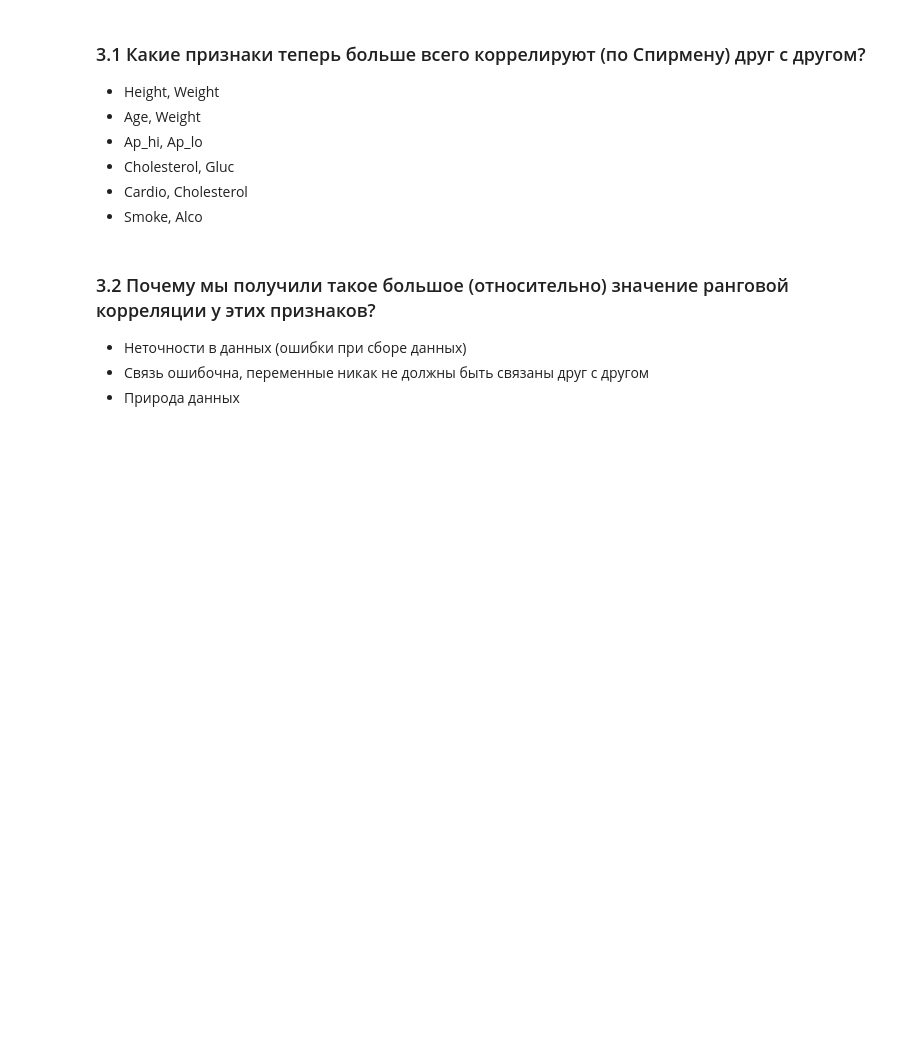
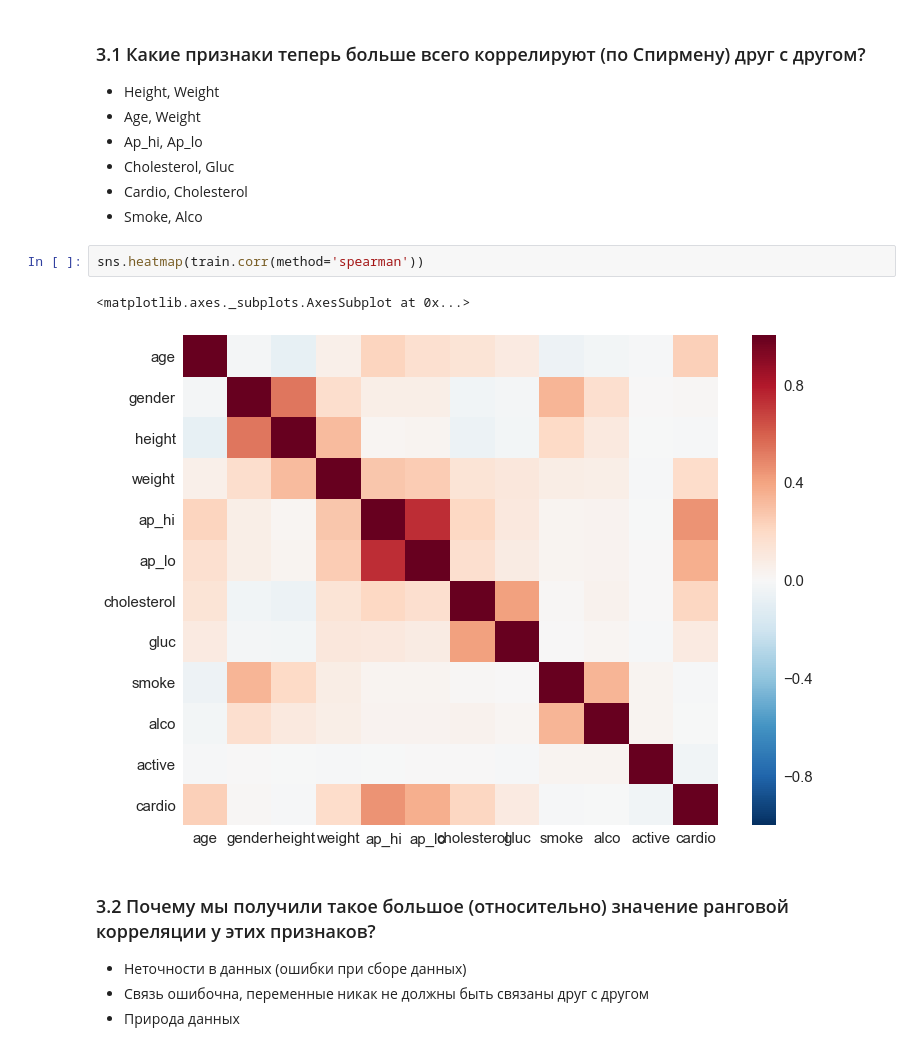
Before and after one commit to frolovconst/mlcourse_open, a Jupyter notebook: jupyter_russian/homeworks/hw2_session3_visual_data_analysis-Copy1.ipynb, the cells around one changed output. Saved outputs shown, nothing was run; the diff lists cells and outputs as text; blank space fills up the shorter version.

```diff
--- a/jupyter_russian/homeworks/hw2_session3_visual_data_analysis-Copy1.ipynb
+++ b/jupyter_russian/homeworks/hw2_session3_visual_data_analysis-Copy1.ipynb
@@ -262,6 +262,11 @@ sns.kdeplot(data=long[long['gender']==1]['value'], label='female')
 - Cholesterol, Gluc
 - Cardio, Cholesterol
 - Smoke, Alco
+# %%
+sns.heatmap(train.corr(method='spearman'))
+# %% [output]
+<matplotlib.axes._subplots.AxesSubplot at 0x...>
+[figure, added]
 # %% [markdown]
 ### 3.2 Почему мы получили такое большое (относительно) значение ранговой корреляции у этих признаков?
 
```
Also changed, not shown: parts of 1 cell of this notebook, 1 other file.
